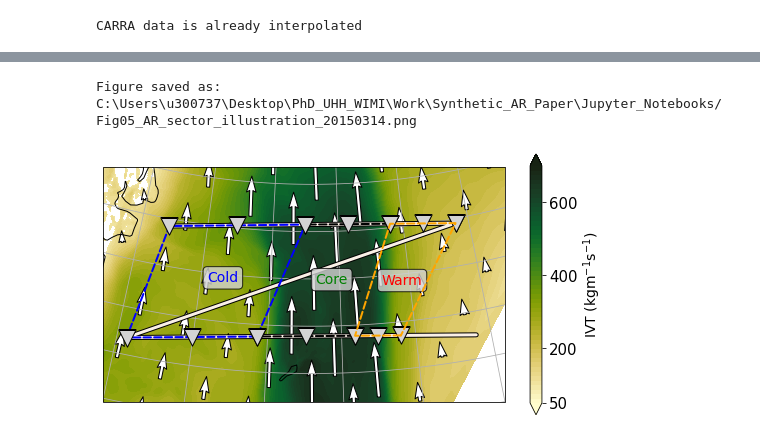
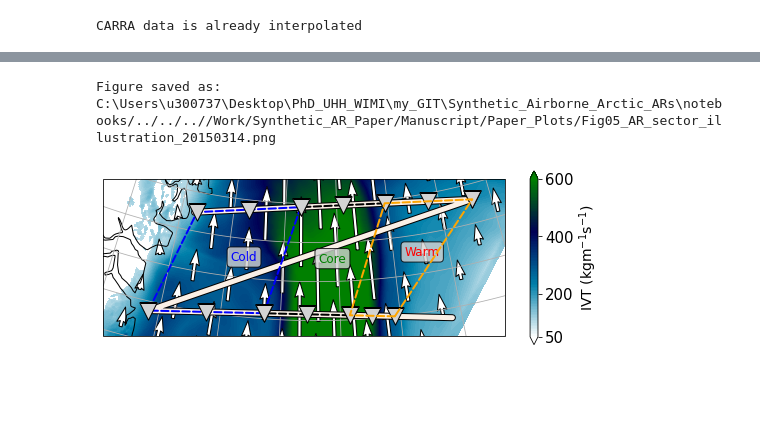
Before and after one commit to hdorff94/Synthetic_Airborne_Arctic_ARs, a Jupyter notebook: notebooks/AR_Sector_Illustration.ipynb, the cells around one changed output, grey strips where cells are left out. Drawn from its saved outputs; the diff is of its cells as text; code cells hidden in the pictures; blank space fills up the shorter version.

Commit message:
Several updates necessary for Paper and other stuff

```diff
--- a/notebooks/AR_Sector_Illustration.ipynb
+++ b/notebooks/AR_Sector_Illustration.ipynb
@@ -211,7 +228,7 @@ matplotlib.rcParams.update({'font.size':set_font})
 # Define the plot specifications for the given variables
 met_var_dict={}
 met_var_dict["ERA_name"]    = {"IWV":"tcwv","IVT":"IVT"}
-met_var_dict["colormap"]    = {"IWV":"density","IVT":"speed"}
+met_var_dict["colormap"]    = {"IWV":"density","IVT":"ocean_r"}
 met_var_dict["levels"]      = {"IWV":np.linspace(10,50,51),
                                "IVT":np.linspace(50,600,61)}
 met_var_dict["units"]       = {"IWV":"(kg/$\mathrm{m}^2$)",
@@ -222,9 +239,9 @@ met_var_dict["units"]       = {"IWV":"(kg/$\mathrm{m}^2$)",
 
 lat2=np.array(carra_ivt["latitude"][:])
 lon2=np.array(carra_ivt["longitude"][:])
-lower_lon=-20
-lower_lat=70
-upper_lon=5
+lower_lon=-24
+lower_lat=71
+upper_lon=8
 upper_lat=75
 # Sector specification
 #TIVT_inflow,TIVT_outflow=Atmospheric_Rivers.calc_TIVT_of_sectors(
@@ -241,12 +258,12 @@ with plt.style.context(styles("typhon")):
     ax.gridlines()
     carra_ivt["IVT"]=carra_ivt["IVT"].where(carra_ivt["IVT"]>100)
     C1=plt.contourf(lon2,lat2,carra_ivt["IVT"].values,
-                            transform=ccrs.PlateCarree(),cmap=plt.get_cmap("speed"),
-                    extend="both",levels=np.linspace(50,700,53))
+                            transform=ccrs.PlateCarree(),cmap=plt.get_cmap("ocean_r"),
+                    extend="both",levels=np.linspace(50,600,101))
     import matplotlib.patheffects as pe
 
     plt.plot(halo_df["longitude"],halo_df["latitude"],color="linen",
-             lw=3,path_effects=[pe.Stroke(linewidth=5, foreground='k'), pe.Normal()],
+             lw=5,path_effects=[pe.Stroke(linewidth=7, foreground='k'), pe.Normal()],
              transform=ccrs.PlateCarree())
     plt.scatter(sondes_selection["pos_all_cold_sector"]["Halo_Lon"],
                 sondes_selection["pos_all_cold_sector"]["Halo_Lat"],
@@ -293,43 +310,43 @@ with plt.style.context(styles("typhon")):
               [sondes_selection["pos_all_core"]["Halo_Lat"][3],
               sondes_selection["pos_all_core"]["Halo_Lat"][5]],
               color="k",lw=2,ls="--",zorder=3,transform=ccrs.PlateCarree())
-    plt.text(-2.0,72.82,"Warm",fontsize=14,color="red",
+    plt.text(1.0,73.52,"Warm",fontsize=12,color="red",
              bbox=dict(facecolor='lightgrey',edgecolor="k",
                   boxstyle="round",alpha=0.8),
              transform=ccrs.PlateCarree())
-    plt.text(-6.75,72.9,"Core",fontsize=14,color="green",
+    plt.text(-6.8,73.5,"Core",fontsize=12,color="green",
              bbox=dict(facecolor='lightgrey',edgecolor="k",
                   boxstyle="round",alpha=0.8),
              transform=ccrs.PlateCarree())
-    plt.text(-14.5,72.8,"Cold",fontsize=14,color="blue",
+    plt.text(-14.7,73.4,"Cold",fontsize=12,color="blue",
              bbox=dict(facecolor='lightgrey',edgecolor="k",
                   boxstyle="round",alpha=0.8),
              transform=ccrs.PlateCarree())
 
-    cb=plt.colorbar(C1,ax=ax,shrink=0.3)
+    cb=plt.colorbar(C1,ax=ax,shrink=0.2)
     cb.set_label("IVT ($\mathrm{kgm}^{-1}\mathrm{s}^{-1}$)",fontsize=14)
-    cb.set_ticks([50,200,400,600,800])
+    cb.set_ticks([50,200,400,600])
     ax.set_extent([lower_lon,upper_lon,lower_lat,upper_lat])
     ## Add quiver
     step=45
     quiver_lon=np.array(carra_ivt["longitude"][::step,::step])
     quiver_lat=np.array(carra_ivt["latitude"][::step,::step])
     u=np.array(carra_ivt["IVT_u"][::step,::step])
     v=np.array(carra_ivt["IVT_v"][::step,::step])
     #u[u<50]=np.nan
     v[v<50]=np.nan
     quiver=ax.quiver(quiver_lon,quiver_lat,u,v,color="white",
-                    edgecolor="k",linewidth=1,scale=800,
+                    edgecolor="k",linewidth=1,scale=600,
                     scale_units="inches",pivot="mid",
                     width=0.008,transform=ccrs.PlateCarree())
     #os.chdir(os.getcwd()+"/../Synthetic_AR_Paper/Manuscript/Paper_Plots/")
     #print(os.getcwd())
     #sys.exit()
-    plot_path=os.getcwd()+"/"#"../Synthetic_AR_Paper/Manuscript/Paper_Plots/"
+    plot_path=major_path+"/Work/Synthetic_AR_Paper/Manuscript/Paper_Plots/"
     #print("Figure is saved as: ", plot_path)
     fig_name="Fig05_AR_sector_illustration_20150314.png"
     map_fig.savefig(plot_path+fig_name,dpi=500,bbox_inches="tight")
     print("Figure saved as:",plot_path+fig_name)
 # %% [output]
-Figure saved as: C:\Users\u300737\Desktop\PhD_UHH_WIMI\Work\Synthetic_AR_Paper\Jupyter_Notebooks/Fig05_AR_sector_illustration_20150314.png
+Figure saved as: C:\Users\u300737\Desktop\PhD_UHH_WIMI\my_GIT\Synthetic_Airborne_Arctic_ARs\notebooks/../../..//Work/Synthetic_AR_Paper/Manuscript/Paper_Plots/Fig05_AR_sector_illustration_20150314.png
-[figure, old version]
+[figure, new version]
```
Also changed, not shown: parts of 5 cells of this notebook, 13 other files.
